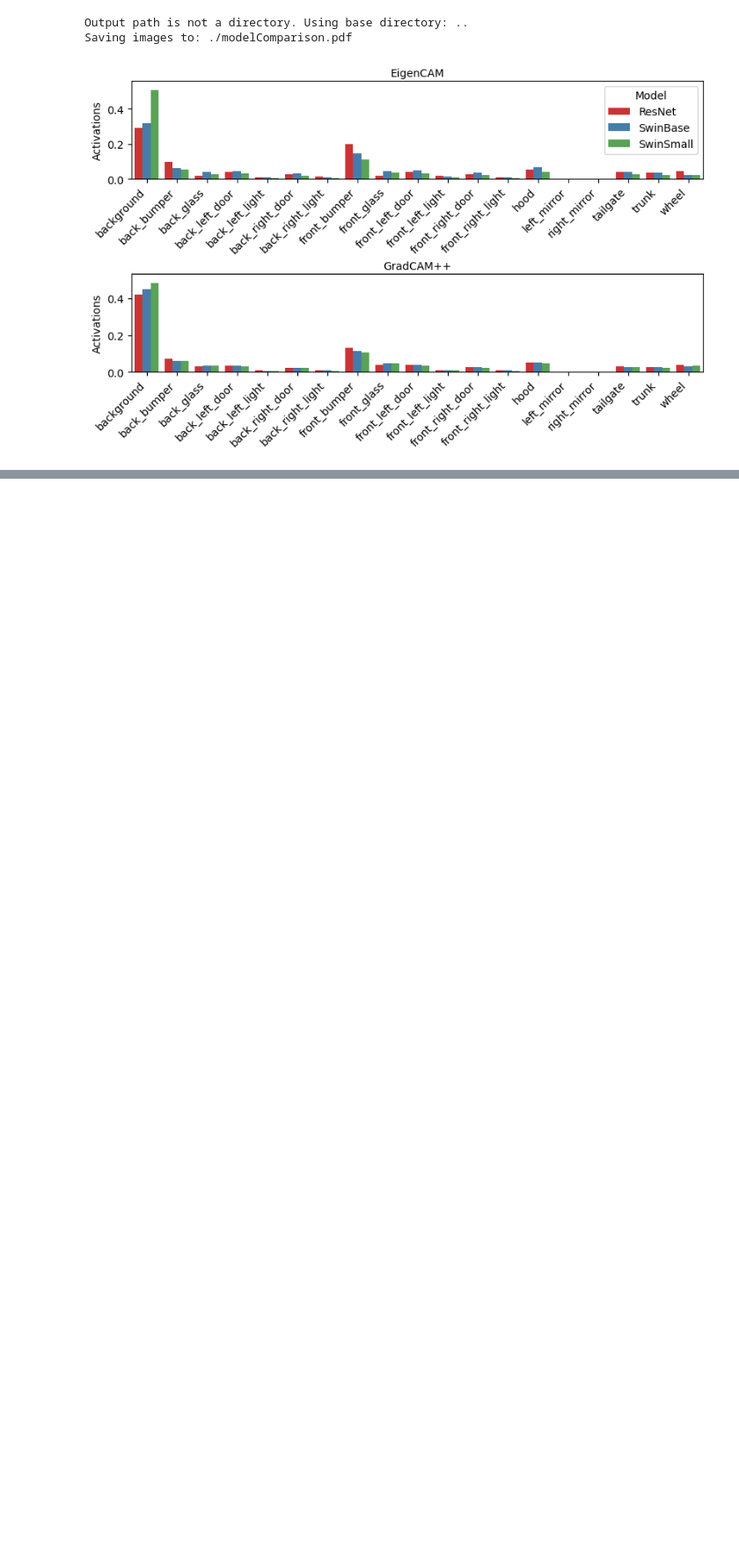
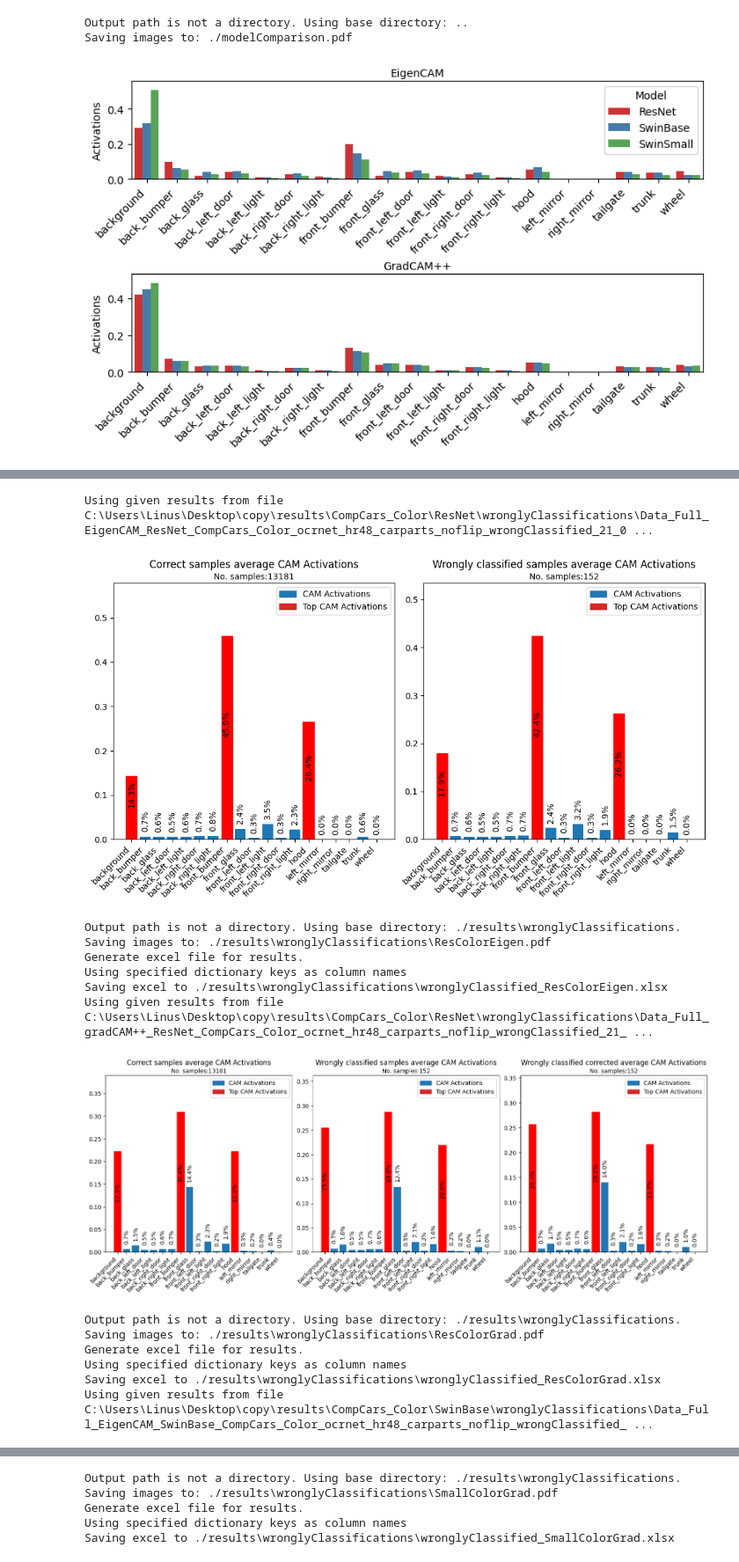
Before and after one commit to L1nusB/XAI-Vehicle-Classification, a Jupyter notebook: notebooks/ResultPlots.ipynb, the cells around one changed output, grey strips where cells are left out. Shown at 88% size. Cells and saved outputs as stored; diff of their text form; code cells hidden in the pictures; blank space fills up the shorter version.

```diff
--- a/notebooks/ResultPlots.ipynb
+++ b/notebooks/ResultPlots.ipynb
@@ -299,0 +156,38 @@ Name: PercActivationsStd, dtype: float64
+# %%
+generate_statistics.generate_statistics_missclassified(results_file=r'C:\Users\Linus\Desktop\copy\results\CompCars_Color\ResNet\wronglyClassifications\Data_Full_EigenCAM_ResNet_CompCars_Color_ocrnet_hr48_carparts_noflip_wrongClassified_21_08_2022.xlsx',
+                                                      saveFigureFormat='.pdf', filename='ResColorEigen', plotFinalCompare=False,plotCorrected=False,
+                                                      numSamples=13333, num_samples_correct=13181, num_samples_incorrect=152)
+generate_statistics.generate_statistics_missclassified(results_file=r'C:\Users\Linus\Desktop\copy\results\CompCars_Color\ResNet\wronglyClassifications\Data_Full_gradCAM++_ResNet_CompCars_Color_ocrnet_hr48_carparts_noflip_wrongClassified_21_08_2022.xlsx',
+                                                      saveFigureFormat='.pdf', filename='ResColorGrad', plotFinalCompare=False,
+                                                      numSamples=13333, num_samples_correct=13181, num_samples_incorrect=152)
+
+
+generate_statistics.generate_statistics_missclassified(results_file=r'C:\Users\Linus\Desktop\copy\results\CompCars_Color\SwinBase\wronglyClassifications\Data_Full_EigenCAM_SwinBase_CompCars_Color_ocrnet_hr48_carparts_noflip_wrongClassified_22_08_2022.xlsx',
+                                                      saveFigureFormat='.pdf', filename='BaseColorEigen', plotFinalCompare=False,plotCorrected=False,
+                                                      numSamples=13333, num_samples_correct=13043, num_samples_incorrect=290)
+generate_statistics.generate_statistics_missclassified(results_file=r'C:\Users\Linus\Desktop\copy\results\CompCars_Color\SwinBase\wronglyClassifications\Data_Full_gradCAM++_SwinBase_CompCars_Color_ocrnet_hr48_carparts_noflip_wrongClassified_22_08_2022.xlsx',
+                                                      saveFigureFormat='.pdf', filename='BaseColorGrad', plotFinalCompare=False,
+                                                      numSamples=13333, num_samples_correct=13043, num_samples_incorrect=290)
+
+generate_statistics.generate_statistics_missclassified(results_file=r'C:\Users\Linus\Desktop\copy\results\CompCars_Color\SwinSmall\wronglyClassifications\Data_Full_EigenCAM_SwinSmall_CompCars_Color_ocrnet_hr48_carparts_noflip_wrongClassified_22_08_2022.xlsx',
+                                                      saveFigureFormat='.pdf', filename='SmallColorEigen', plotFinalCompare=False,plotCorrected=False,
+                                                      numSamples=13333, num_samples_correct=13127, num_samples_incorrect=206)
+generate_statistics.generate_statistics_missclassified(results_file=r'C:\Users\Linus\Desktop\copy\results\CompCars_Color\SwinSmall\wronglyClassifications\Data_Full_gradCAM++_SwinSmall_CompCars_Color_ocrnet_hr48_carparts_noflip_wrongClassified_22_08_2022.xlsx',
+                                                      saveFigureFormat='.pdf', filename='SmallColorGrad', plotFinalCompare=False,
+                                                      numSamples=13333, num_samples_correct=13127, num_samples_incorrect=206)
+# %% [output]
+Using given results from file C:\Users\Linus\Desktop\copy\results\CompCars_Color\ResNet\wronglyClassifications\Data_Full_EigenCAM_ResNet_CompCars_Color_ocrnet_hr48_carparts_noflip_wrongClassified_21_0 ...
+[figure, added]
+Output path is not a directory. Using base directory: ./results\wronglyClassifications.
+Saving images to: ./results\wronglyClassifications\ResColorEigen.pdf
+Generate excel file for results.
+Using specified dictionary keys as column names
+Saving excel to ./results\wronglyClassifications\wronglyClassified_ResColorEigen.xlsx
+Using given results from file C:\Users\Linus\Desktop\copy\results\CompCars_Color\ResNet\wronglyClassifications\Data_Full_gradCAM++_ResNet_CompCars_Color_ocrnet_hr48_carparts_noflip_wrongClassified_21_ ...
+[figure, added]
+Output path is not a directory. Using base directory: ./results\wronglyClassifications.
+Saving images to: ./results\wronglyClassifications\ResColorGrad.pdf
+Generate excel file for results.
+Using specified dictionary keys as column names
+Saving excel to ./results\wronglyClassifications\wronglyClassified_ResColorGrad.xlsx
+Using given results from file C:\Users\Linus\Desktop\copy\results\CompCars_Color\SwinBase\wronglyClassifications\Data_Full_EigenCAM_SwinBase_CompCars_Color_ocrnet_hr48_carparts_noflip_wrongClassified_ ...
@@ -299,0 +216,5 @@ Name: PercActivationsStd, dtype: float64
+Output path is not a directory. Using base directory: ./results\wronglyClassifications.
+Saving images to: ./results\wronglyClassifications\SmallColorGrad.pdf
+Generate excel file for results.
+Using specified dictionary keys as column names
+Saving excel to ./results\wronglyClassifications\wronglyClassified_SmallColorGrad.xlsx
```
Also changed, not shown: parts of 16 cells of this notebook, 3 other files.
